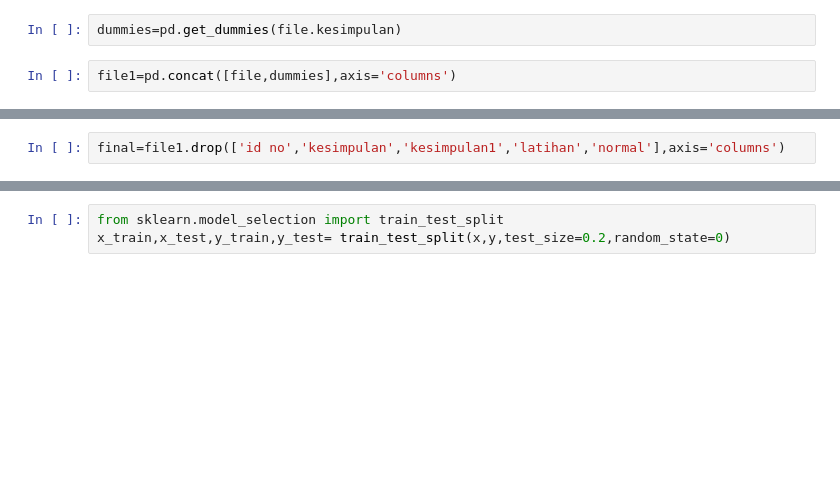
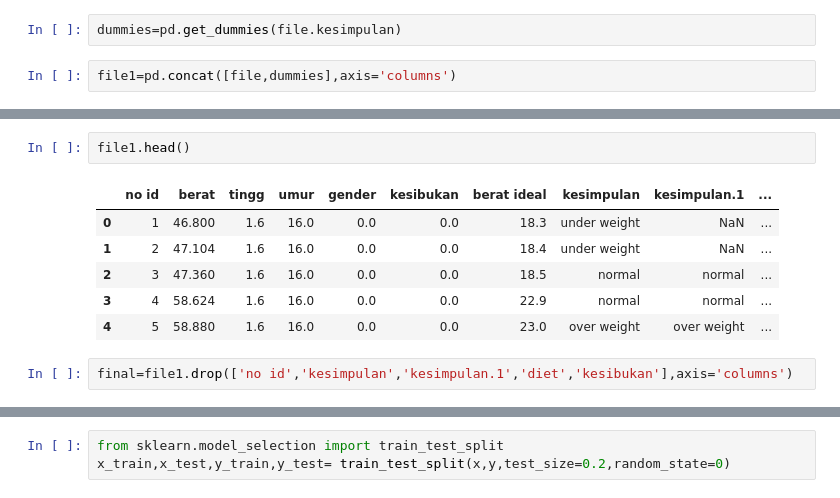
Before and after one commit to RickyReynardo/BIOS_Hackaton, a Jupyter notebook: project pt trainer.ipynb, the cells around one changed output, grey strips where cells are left out. Saved outputs shown, nothing was run; the diff lists cells and outputs as text; blank space fills up the shorter version.

```diff
--- a/project pt trainer.ipynb
+++ b/project pt trainer.ipynb
@@ -33,5 +38,14 @@ file1
+# %%
+file1.head()
+# %% [output]
+|  | no id | berat | tingg | umur | gender | kesibukan | berat ideal | kesimpulan | kesimpulan.1 | ... |
+| 0 | 1 | 46.800 | 1.6 | 16.0 | 0.0 | 0.0 | 18.3 | under weight | NaN | ... |
+| 1 | 2 | 47.104 | 1.6 | 16.0 | 0.0 | 0.0 | 18.4 | under weight | NaN | ... |
+| 2 | 3 | 47.360 | 1.6 | 16.0 | 0.0 | 0.0 | 18.5 | normal | normal | ... |
+| 3 | 4 | 58.624 | 1.6 | 16.0 | 0.0 | 0.0 | 22.9 | normal | normal | ... |
+| 4 | 5 | 58.880 | 1.6 | 16.0 | 0.0 | 0.0 | 23.0 | over weight | over weight | ... |
 # %%
-final=file1.drop(['id no','kesimpulan','kesimpulan1','latihan','normal'],axis='columns')
+final=file1.drop(['no id','kesimpulan','kesimpulan.1','diet','kesibukan'],axis='columns')
 # %%
 final
 # %% [output]
```
Also changed, not shown: parts of 35 cells of this notebook.
